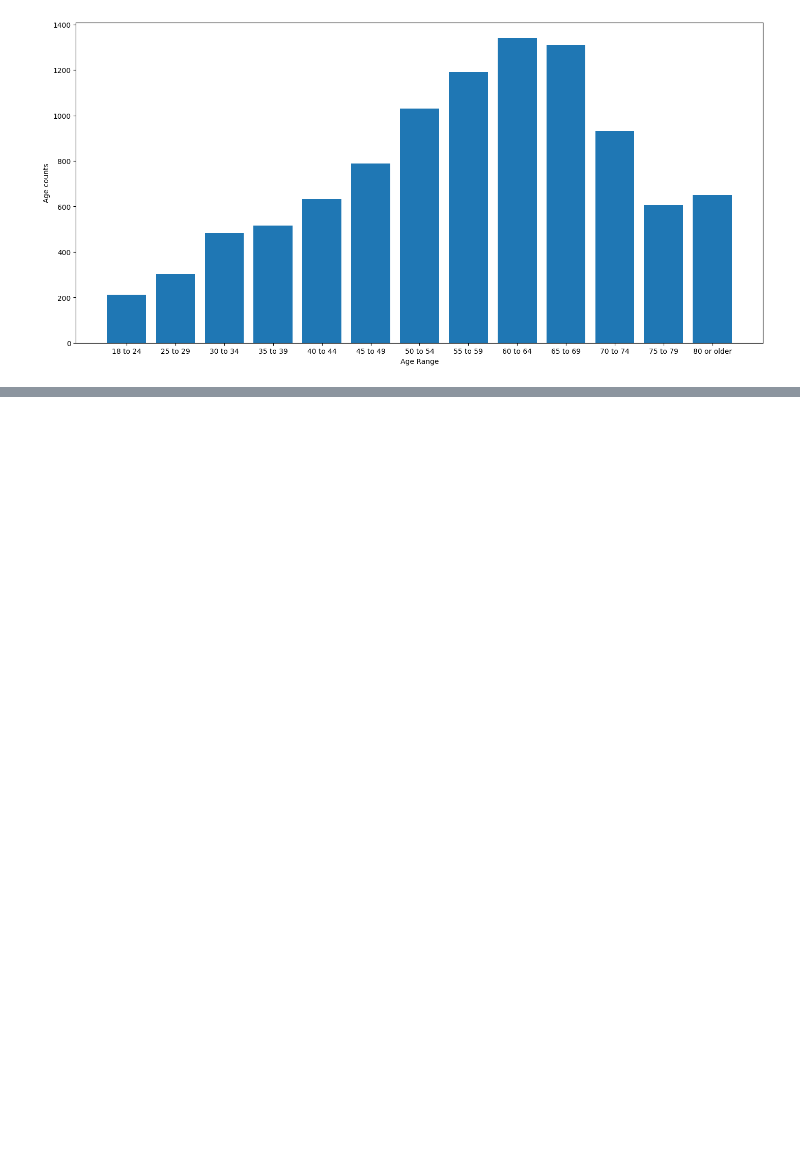
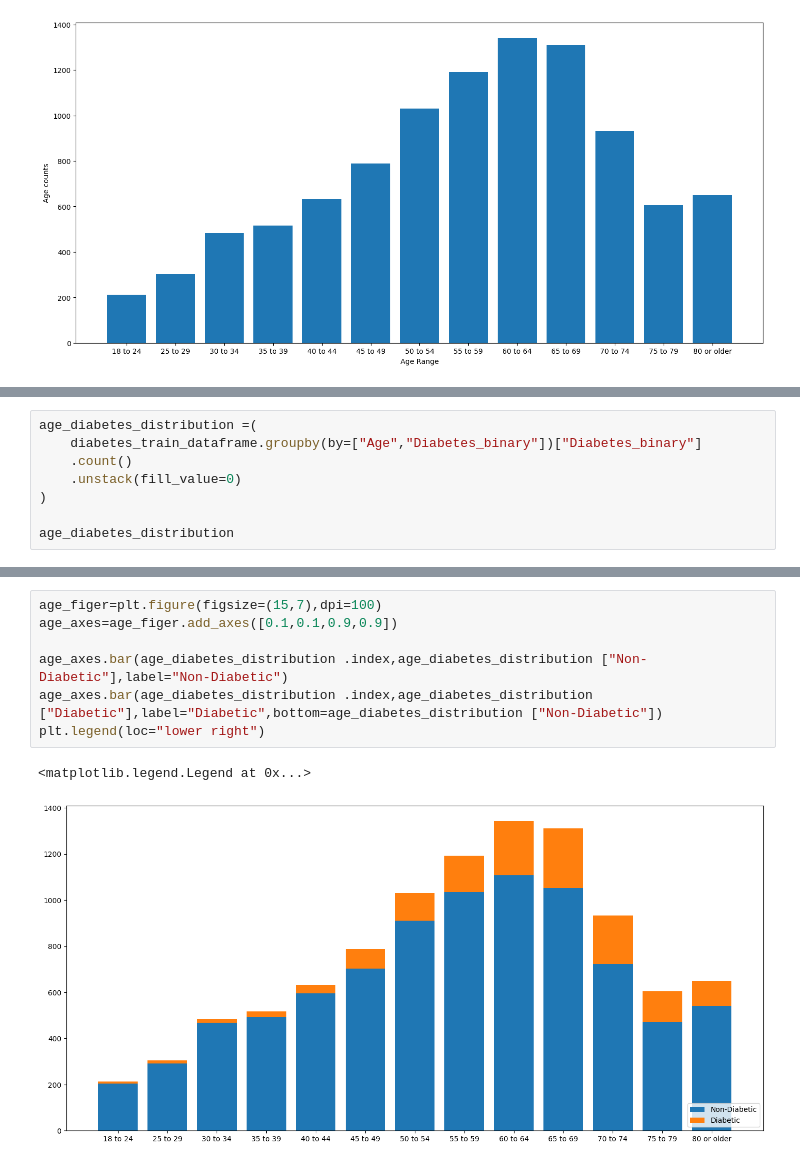
Before and after one commit to amjadAwad95/diabetes-prediction, a Jupyter notebook: src/EDA.ipynb, the cells around one changed output, grey strips where cells are left out. Saved outputs shown, nothing was run; the diff lists cells and outputs as text; blank space fills up the shorter version.

Commit message:
add a requirements.txt and make more plot for age

```diff
--- a/src/EDA.ipynb
+++ b/src/EDA.ipynb
@@ -127,0 +128,8 @@ plt.show()
+# %%
+age_diabetes_distribution =(
+    diabetes_train_dataframe.groupby(by=["Age","Diabetes_binary"])["Diabetes_binary"]
+    .count()
+    .unstack(fill_value=0)
+)
+
+age_diabetes_distribution
@@ -127,0 +152,10 @@ plt.show()
+# %%
+age_figer=plt.figure(figsize=(15,7),dpi=100)
+age_axes=age_figer.add_axes([0.1,0.1,0.9,0.9])
+
+age_axes.bar(age_diabetes_distribution .index,age_diabetes_distribution ["Non-Diabetic"],label="Non-Diabetic")
+age_axes.bar(age_diabetes_distribution .index,age_diabetes_distribution ["Diabetic"],label="Diabetic",bottom=age_diabetes_distribution ["Non-Diabetic"])
+plt.legend(loc="lower right")
+# %% [output]
+<matplotlib.legend.Legend at 0x...>
+[figure, added]
```
Also changed, not shown: parts of 3 cells of this notebook, 1 other file.
